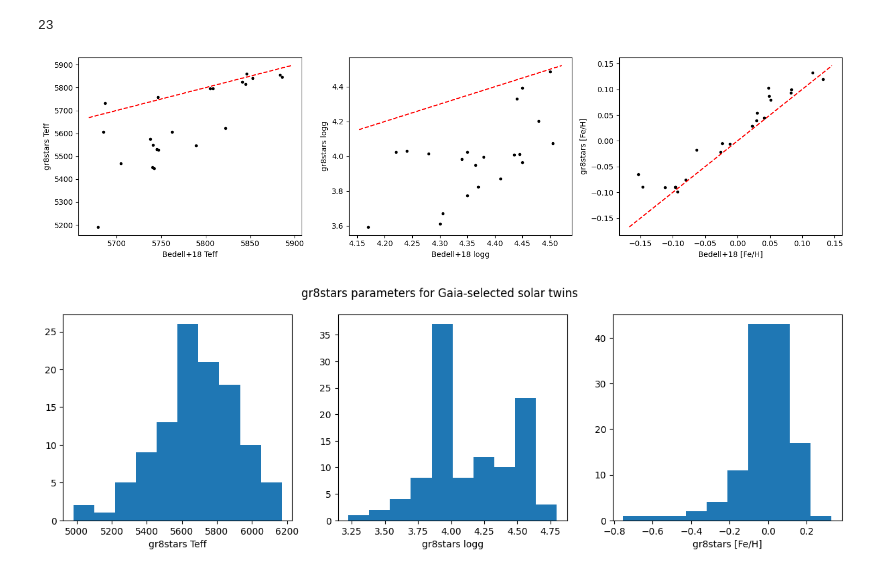
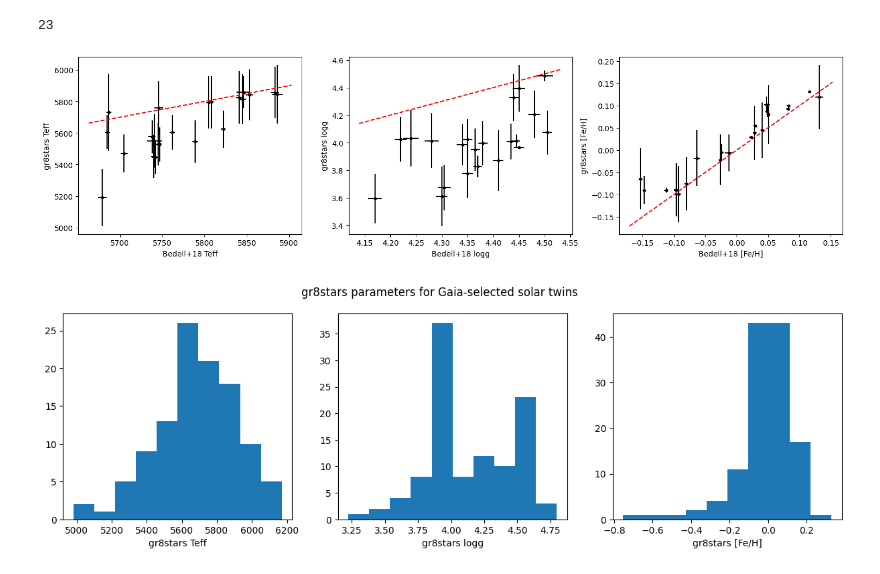
Before and after one commit to megbedell/TACS, a Jupyter notebook: gaia_params.ipynb, the cells around one changed output. Saved outputs shown, nothing was run; the diff lists cells and outputs as text; code cells hidden in the pictures.

```diff
--- a/gaia_params.ipynb
+++ b/gaia_params.ipynb
@@ -217,24 +217,27 @@ len(st_idx_gr8)
 23
 # %%
 fig, axes = plt.subplots(1, 3, figsize=(15, 4))
-axes[0].plot(st[st_idx_b]['teff'], table_with_gaia[st_idx_gr8]['Teff(K)'], 'k.')
+axes[0].errorbar(st[st_idx_b]['teff'], table_with_gaia[st_idx_gr8]['Teff(K)'],
+                 xerr=st[st_idx_b]['err_teff'], yerr=table_with_gaia[st_idx_gr8]['Teff_err(K)'], fmt='k.')
 xl = axes[0].get_xlim()
 axes[0].plot(xl, xl, 'r--')
 axes[0].set_xlabel('Bedell+18 Teff')
 axes[0].set_ylabel('gr8stars Teff')
-axes[1].plot(st[st_idx_b]['logg'], table_with_gaia[st_idx_gr8]['logg'], 'k.')
+axes[1].errorbar(st[st_idx_b]['logg'], table_with_gaia[st_idx_gr8]['logg'],
+             xerr=st[st_idx_b]['err_logg'], yerr=table_with_gaia[st_idx_gr8]['logg_err'], fmt='k.')
 xl = axes[1].get_xlim()
 axes[1].plot(xl, xl, 'r--')
 axes[1].set_xlabel('Bedell+18 logg')
 axes[1].set_ylabel('gr8stars logg')
-axes[2].plot(st[st_idx_b]['feh'], table_with_gaia[st_idx_gr8]['Fe/H'], 'k.')
+axes[2].errorbar(st[st_idx_b]['feh'], table_with_gaia[st_idx_gr8]['Fe/H'],
+             xerr=st[st_idx_b]['err_feh'], yerr=table_with_gaia[st_idx_gr8]['Fe/H_err'], fmt='k.')
 xl = axes[2].get_xlim()
 axes[2].plot(xl, xl, 'r--')
 axes[2].set_xlabel('Bedell+18 [Fe/H]')
 axes[2].set_ylabel('gr8stars [Fe/H]')
 fig.tight_layout();
 # %% [output]
-[figure, old version]
+[figure, new version]
 # %%
 fig, axes = plt.subplots(1, 3, figsize=(15, 4))
 fig.suptitle('gr8stars parameters for Gaia-selected solar twins')
```
Also changed, not shown: parts of 1 cell of this notebook, 1 other file.
